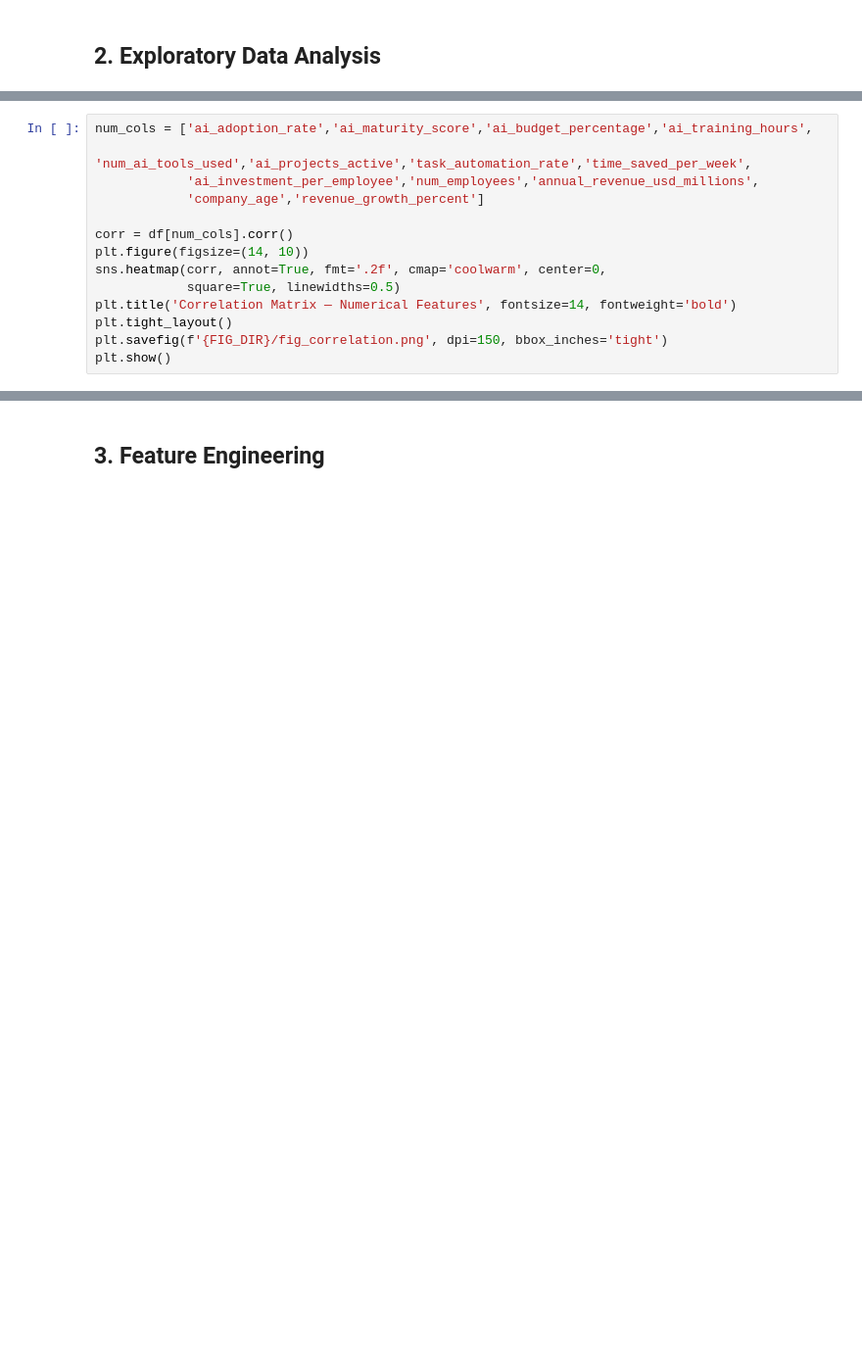
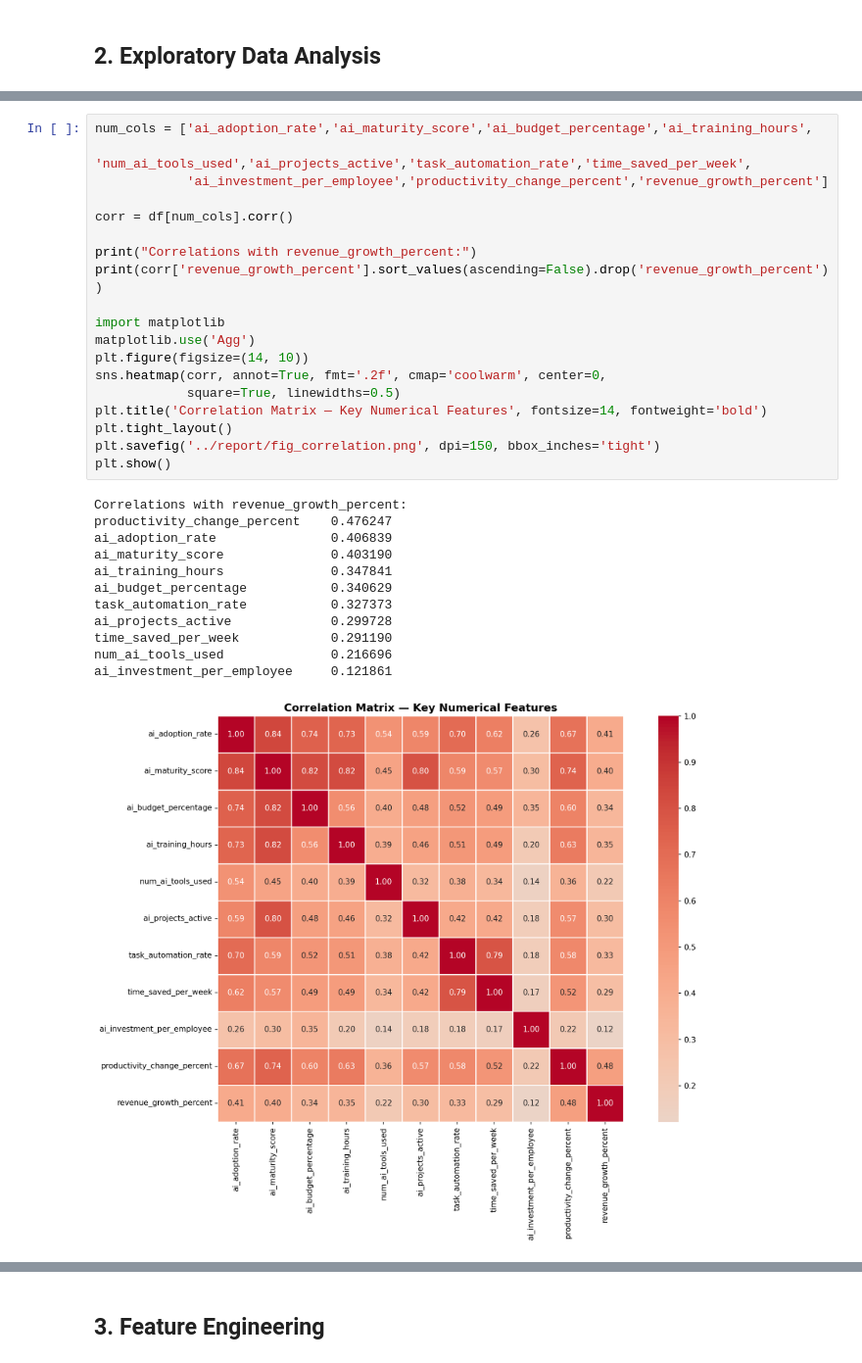
Before and after one commit to Braden357/buan390-final, a Jupyter notebook: notebooks/analysis.ipynb, the cells around one changed output, grey strips where cells are left out. Shown at 98% size. Cells and saved outputs as stored; diff of their text form; blank space fills up the shorter version.

```diff
--- a/notebooks/analysis.ipynb
+++ b/notebooks/analysis.ipynb
@@ -75,17 +79,35 @@ industry_avg.to_csv(f'{DATA_DIR}/tableau_industry_summary.csv', index=False)
 # %%
 num_cols = ['ai_adoption_rate','ai_maturity_score','ai_budget_percentage','ai_training_hours',
             'num_ai_tools_used','ai_projects_active','task_automation_rate','time_saved_per_week',
-            'ai_investment_per_employee','num_employees','annual_revenue_usd_millions',
-            'company_age','revenue_growth_percent']
+            'ai_investment_per_employee','productivity_change_percent','revenue_growth_percent']
 
 corr = df[num_cols].corr()
+
+print("Correlations with revenue_growth_percent:")
+print(corr['revenue_growth_percent'].sort_values(ascending=False).drop('revenue_growth_percent'))
+
+import matplotlib
+matplotlib.use('Agg')
 plt.figure(figsize=(14, 10))
 sns.heatmap(corr, annot=True, fmt='.2f', cmap='coolwarm', center=0,
             square=True, linewidths=0.5)
-plt.title('Correlation Matrix — Numerical Features', fontsize=14, fontweight='bold')
+plt.title('Correlation Matrix — Key Numerical Features', fontsize=14, fontweight='bold')
 plt.tight_layout()
-plt.savefig(f'{FIG_DIR}/fig_correlation.png', dpi=150, bbox_inches='tight')
+plt.savefig('../report/fig_correlation.png', dpi=150, bbox_inches='tight')
 plt.show()
+# %% [output]
+Correlations with revenue_growth_percent:
+productivity_change_percent    0.476247
+ai_adoption_rate               0.406839
+ai_maturity_score              0.403190
+ai_training_hours              0.347841
+ai_budget_percentage           0.340629
+task_automation_rate           0.327373
+ai_projects_active             0.299728
+time_saved_per_week            0.291190
+num_ai_tools_used              0.216696
+ai_investment_per_employee     0.121861
+[figure, added]
 # %%
 size_order = ['Startup', 'SME', 'Enterprise']
 size_data = [df[df['company_size'] == s]['revenue_growth_percent'].values for s in size_order]
```
Also changed, not shown: parts of 18 cells of this notebook, 5 other files.
